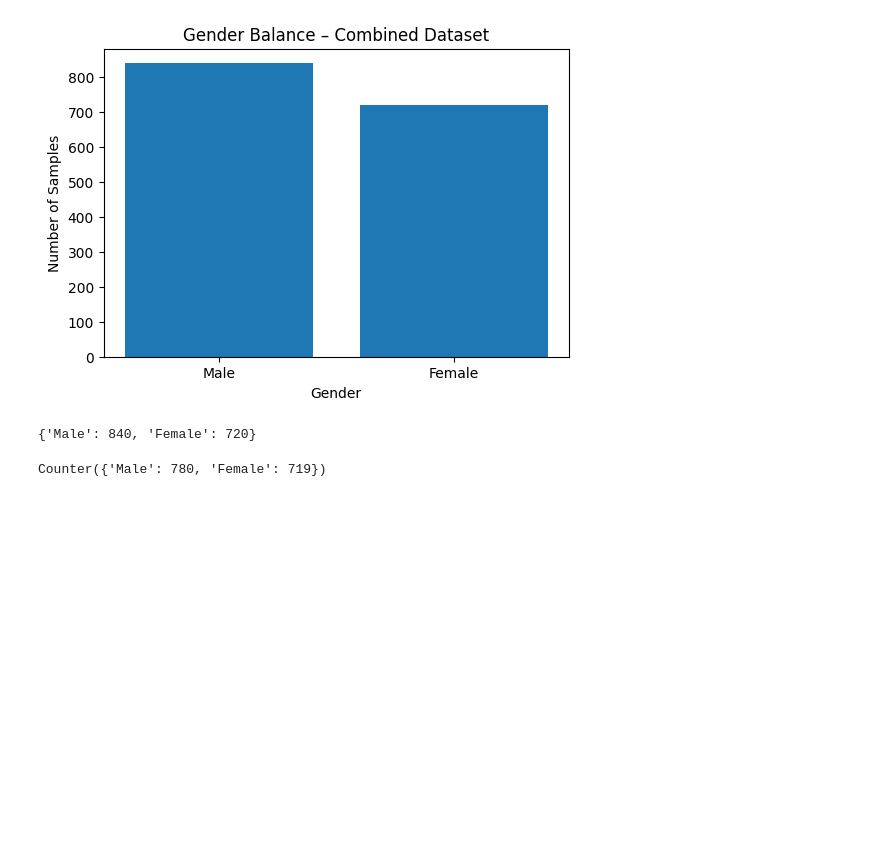
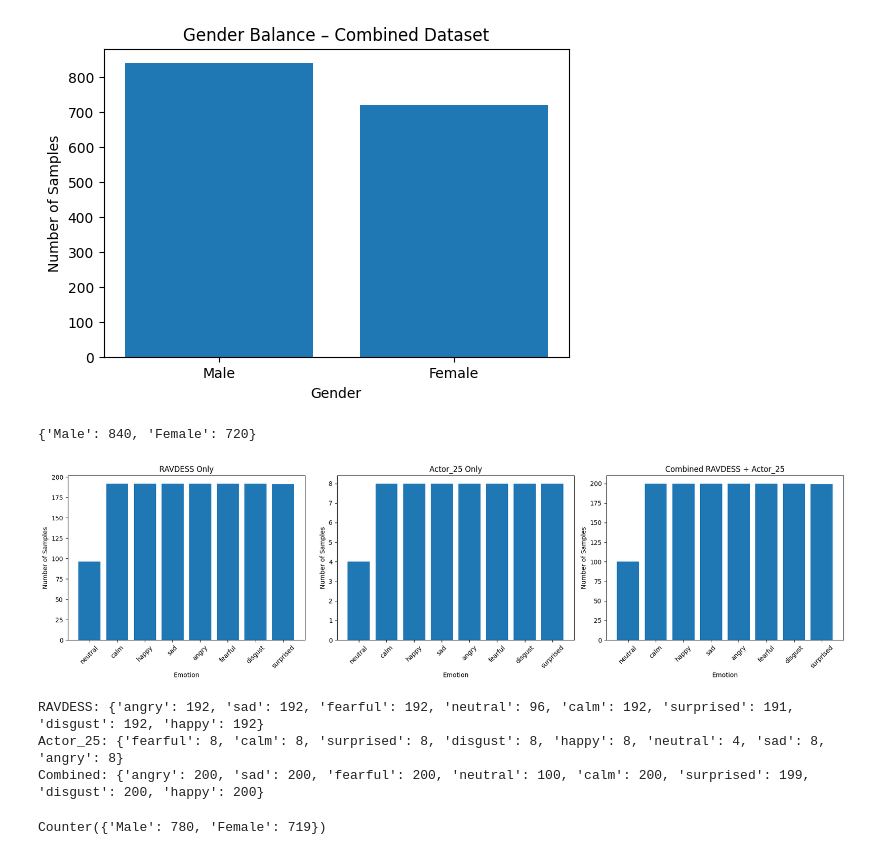
Before and after one commit to antonyk1305/Week2-DataPreprocessing, a Jupyter notebook: Week 2.ipynb, the cells around one changed output. Saved outputs shown, nothing was run; the diff lists cells and outputs as text; code cells hidden in the pictures; blank space fills up the shorter version.

```diff
--- a/Week 2.ipynb
+++ b/Week 2.ipynb
@@ -786,6 +786,63 @@ print(gender_counts)
 # %% [output]
 [figure]
 {'Male': 840, 'Female': 720}
+# %%
+import matplotlib.pyplot as plt
+from collections import Counter
+
+# Emotion counts
+ravdess_counts = Counter()
+actor25_counts = Counter()
+combined_counts = Counter()
+
+for file in glob.glob("Audio Data/Actor_*/*.wav"):
+    file_name = os.path.basename(file)
+    emotion = emotions_dict[file_name.split("-")[2]]
+    actor = int(file_name.split("-")[-1].replace(".wav", ""))
+
+    combined_counts[emotion] += 1
+
+    if actor == 25:
+        actor25_counts[emotion] += 1
+    else:
+        ravdess_counts[emotion] += 1
+
+# Keep the same emotion order
+emotion_order = [
+    "neutral", "calm", "happy", "sad",
+    "angry", "fearful", "disgust", "surprised"
+]
+
+# Create the three required charts
+fig, axes = plt.subplots(1, 3, figsize=(18, 5))
+
+datasets = [
+    (ravdess_counts, "RAVDESS Only"),
+    (actor25_counts, "Actor_25 Only"),
+    (combined_counts, "Combined RAVDESS + Actor_25")
+]
+
+for ax, (counts, title) in zip(axes, datasets):
+    values = [counts[e] for e in emotion_order]
+
+    ax.bar(emotion_order, values)
+    ax.set_title(title)
+    ax.set_xlabel("Emotion")
+    ax.set_ylabel("Number of Samples")
+    ax.tick_params(axis="x", rotation=45)
+
+plt.tight_layout()
+plt.show()
+
+# Print the exact results
+print("RAVDESS:", dict(ravdess_counts))
+print("Actor_25:", dict(actor25_counts))
+print("Combined:", dict(combined_counts))
+# %% [output]
+[figure, added]
+RAVDESS: {'angry': 192, 'sad': 192, 'fearful': 192, 'neutral': 96, 'calm': 192, 'surprised': 191, 'disgust': 192, 'happy': 192}
+Actor_25: {'fearful': 8, 'calm': 8, 'surprised': 8, 'disgust': 8, 'happy': 8, 'neutral': 4, 'sad': 8, 'angry': 8}
+Combined: {'angry': 200, 'sad': 200, 'fearful': 200, 'neutral': 100, 'calm': 200, 'surprised': 199, 'disgust': 200, 'happy': 200}
 # %%
 from collections import Counter
 import glob
```
